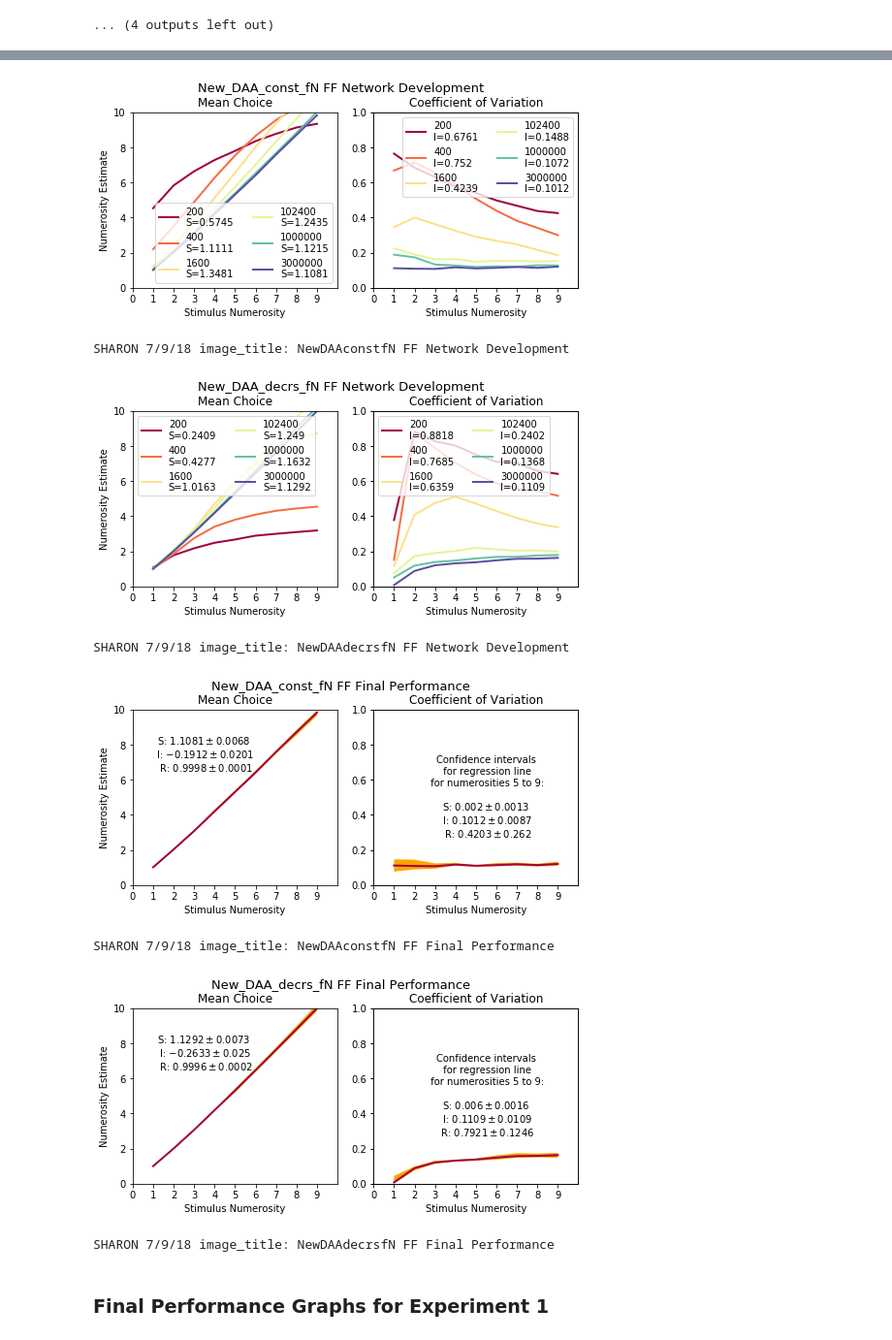
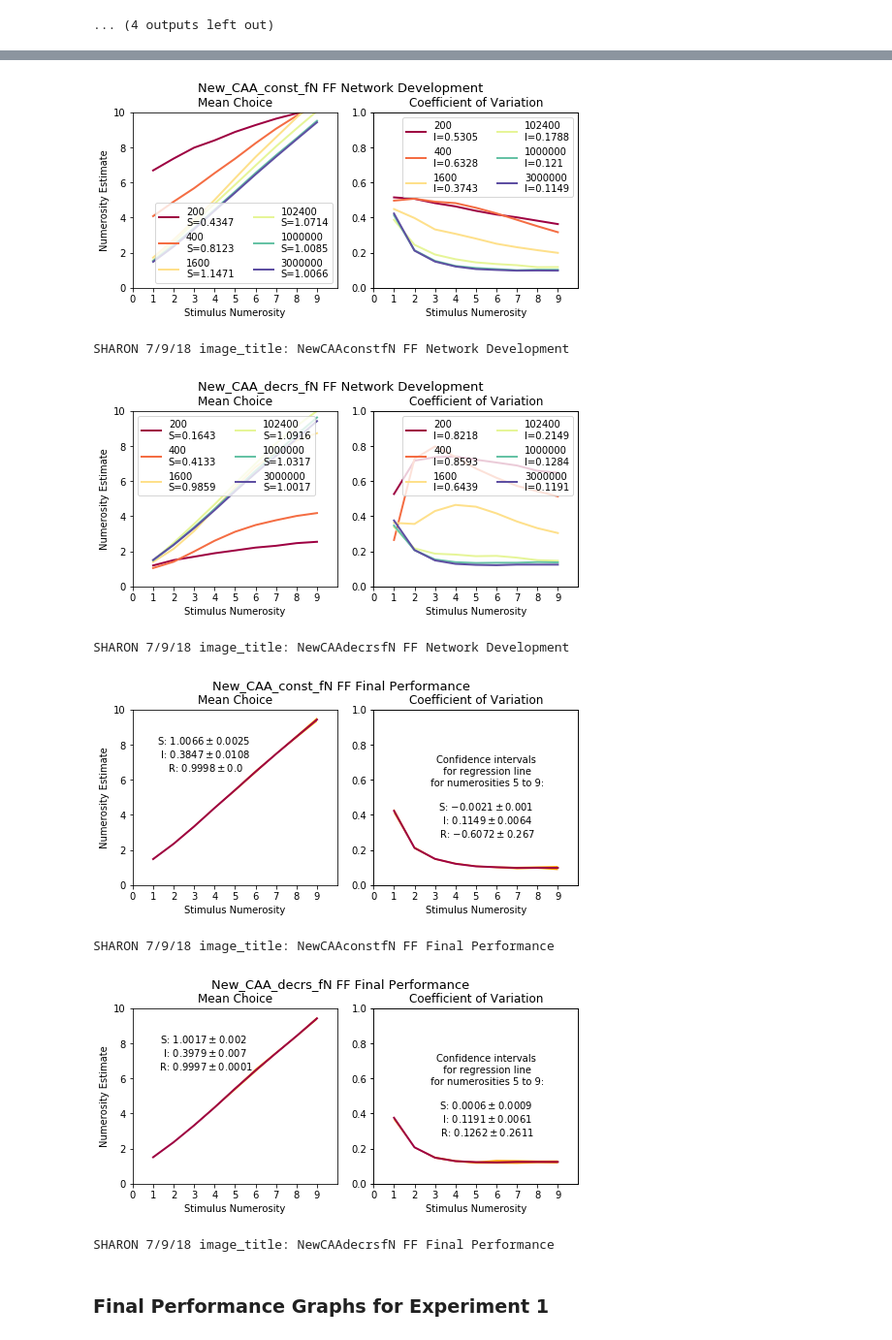
Before and after one commit to numberlearning/DRAM, a Jupyter notebook: 20181227_DRAM_Estimation_figures.ipynb, the cells around one changed output, grey strips where cells are left out. Shown at 97% size. Cells and saved outputs as stored; diff of their text form; code cells hidden in the pictures.

Commit message:
get new CAA graphs

```diff
--- a/20181227_DRAM_Estimation_figures.ipynb
+++ b/20181227_DRAM_Estimation_figures.ipynb
@@ -489,7 +489,7 @@ def plot_stats(cm, all_iters, iter_indices,
         plt.show()
 
     import os
-    results_directory = "Results/20190619_FF_estimation/"
+    results_directory = "Results/20190702_FF_estimation/"
     if not os.path.exists(results_directory):
         os.makedirs(results_directory)
     fig.savefig(results_directory + title + '.svg')
@@ -718,31 +721,30 @@ SHARON 7/9/18 image_title: DAAdecrsfN5layer FF Final Performance
 # %%
-ff_est_model_names = ["New_DAA_const_fN", "New_DAA_decrs_fN"]
-# Update plot_states to save figure in "Results/20190619_FF_estimation/"
+ff_est_model_names = ["New_CAA_const_fN", "New_CAA_decrs_fN"]
 
 for model_name in ff_est_model_names:
     data_directory = "data/" + model_name + "/"
     all_iters = [0, 200, 400, 1600, 6400, 25600, 102400, 204800, 409600, 819200, 1000000, 1228800, 1638400, 2000000, 3000000]#, 4000000, 5000000, 6000000]
     iters = [200, 400, 1600, 102400, 1000000, 3000000]
     iter_indices = [i for i, iteration in enumerate(all_iters) if iteration in iters]
     cm = np.load(data_directory + 'choice_msdcv.npy')[:,:,:10,:]
     plot_stats(cm, all_iters, iter_indices, model_name + " FF Network Development", all_iters_same_row=True)
 
 for model_name in ff_est_model_names:
     data_directory = "data/" + model_name + "/"
     all_iters = [0, 200, 400, 1600, 6400, 25600, 102400, 204800, 409600, 819200, 1000000, 1228800, 1638400, 2000000, 3000000]#, 4000000, 5000000, 6000000]
     iters = [3000000]
     iter_indices = [i for i, iteration in enumerate(all_iters) if iteration in iters]
     cm = np.load(data_directory + 'choice_msdcv.npy')[:,:,:10,:]
     plot_stats(cm, all_iters, iter_indices, model_name + " FF Final Performance", all_iters_same_row=True, show_CIs=True, show_band=True, show_key=False)
 # %% [output]
-[figure, old version]
+[figure, new version]
-SHARON 7/9/18 image_title: NewDAAconstfN FF Network Development
+SHARON 7/9/18 image_title: NewCAAconstfN FF Network Development
-[figure, old version]
+[figure, new version]
-SHARON 7/9/18 image_title: NewDAAdecrsfN FF Network Development
+SHARON 7/9/18 image_title: NewCAAdecrsfN FF Network Development
-[figure, old version]
+[figure, new version]
-SHARON 7/9/18 image_title: NewDAAconstfN FF Final Performance
+SHARON 7/9/18 image_title: NewCAAconstfN FF Final Performance
-[figure, old version]
+[figure, new version]
-SHARON 7/9/18 image_title: NewDAAdecrsfN FF Final Performance
+SHARON 7/9/18 image_title: NewCAAdecrsfN FF Final Performance
 # %% [markdown]
 ### Final Performance Graphs for Experiment 1
 # %%
```
Also changed, not shown: parts of 3 cells of this notebook, 4 other files.
